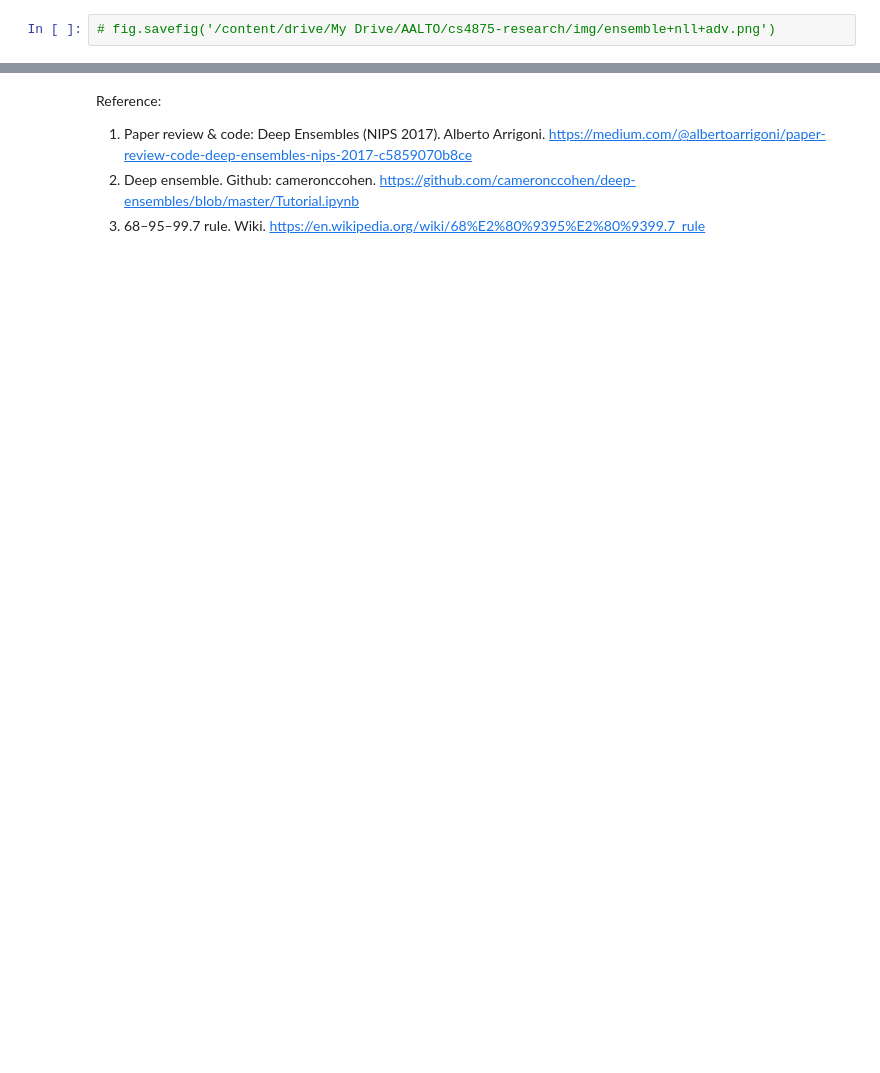
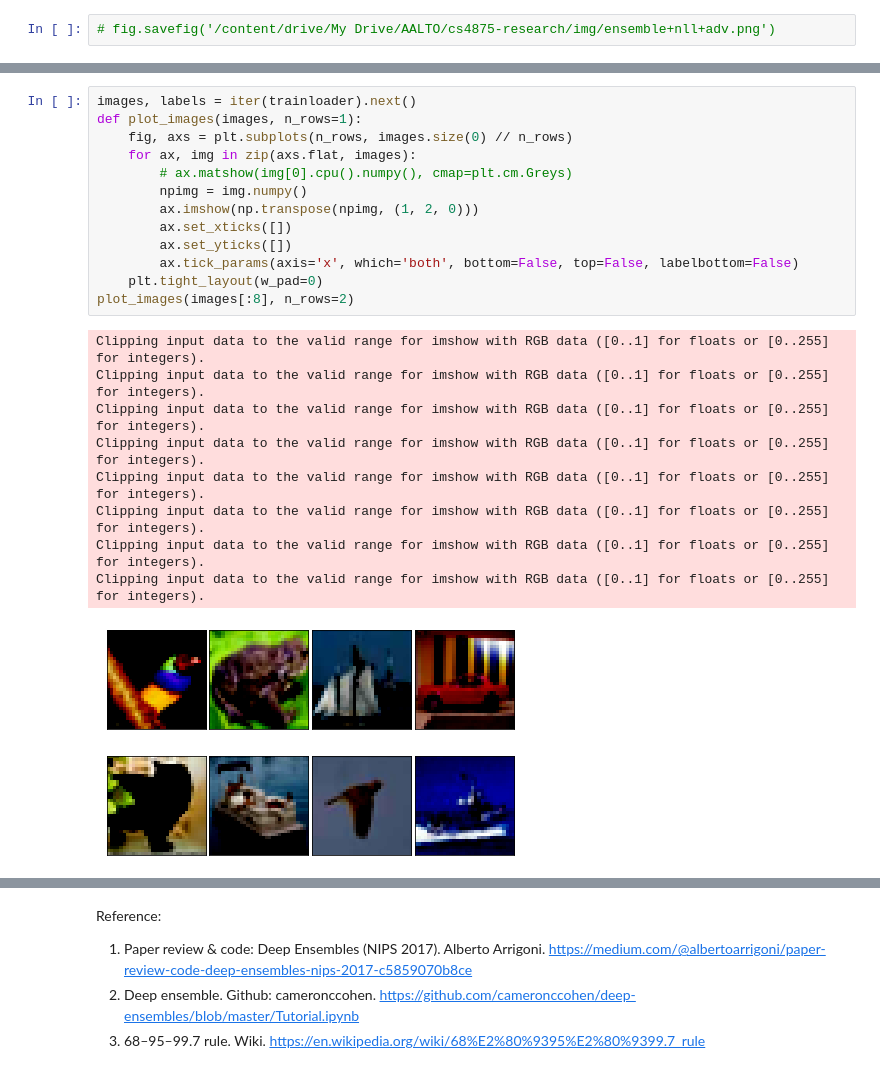
Before and after one commit to zhiheng-qian/cs4875-research-project, a Jupyter notebook: Simple_and_Scalable_Predictive_Uncertainty_Estimation_using_Deep_Ensembles.ipynb, the cells around one changed output, grey strips where cells are left out. Saved outputs shown, nothing was run; the diff lists cells and outputs as text; blank space fills up the shorter version.

```diff
--- a/Simple_and_Scalable_Predictive_Uncertainty_Estimation_using_Deep_Ensembles.ipynb
+++ b/Simple_and_Scalable_Predictive_Uncertainty_Estimation_using_Deep_Ensembles.ipynb
@@ -356,0 +488,23 @@ learning_rate = 0.01
+# %%
+images, labels = iter(trainloader).next()
+def plot_images(images, n_rows=1):
+    fig, axs = plt.subplots(n_rows, images.size(0) // n_rows)
+    for ax, img in zip(axs.flat, images):
+        # ax.matshow(img[0].cpu().numpy(), cmap=plt.cm.Greys)
+        npimg = img.numpy()
+        ax.imshow(np.transpose(npimg, (1, 2, 0)))
+        ax.set_xticks([])
+        ax.set_yticks([])
+        ax.tick_params(axis='x', which='both', bottom=False, top=False, labelbottom=False)
+    plt.tight_layout(w_pad=0)
+plot_images(images[:8], n_rows=2)
+# %% [output]
+Clipping input data to the valid range for imshow with RGB data ([0..1] for floats or [0..255] for integers).
+Clipping input data to the valid range for imshow with RGB data ([0..1] for floats or [0..255] for integers).
+Clipping input data to the valid range for imshow with RGB data ([0..1] for floats or [0..255] for integers).
+Clipping input data to the valid range for imshow with RGB data ([0..1] for floats or [0..255] for integers).
+Clipping input data to the valid range for imshow with RGB data ([0..1] for floats or [0..255] for integers).
+Clipping input data to the valid range for imshow with RGB data ([0..1] for floats or [0..255] for integers).
+Clipping input data to the valid range for imshow with RGB data ([0..1] for floats or [0..255] for integers).
+Clipping input data to the valid range for imshow with RGB data ([0..1] for floats or [0..255] for integers).
+[figure, added]
```
Also changed, not shown: parts of 13 cells of this notebook, 1 other file.
